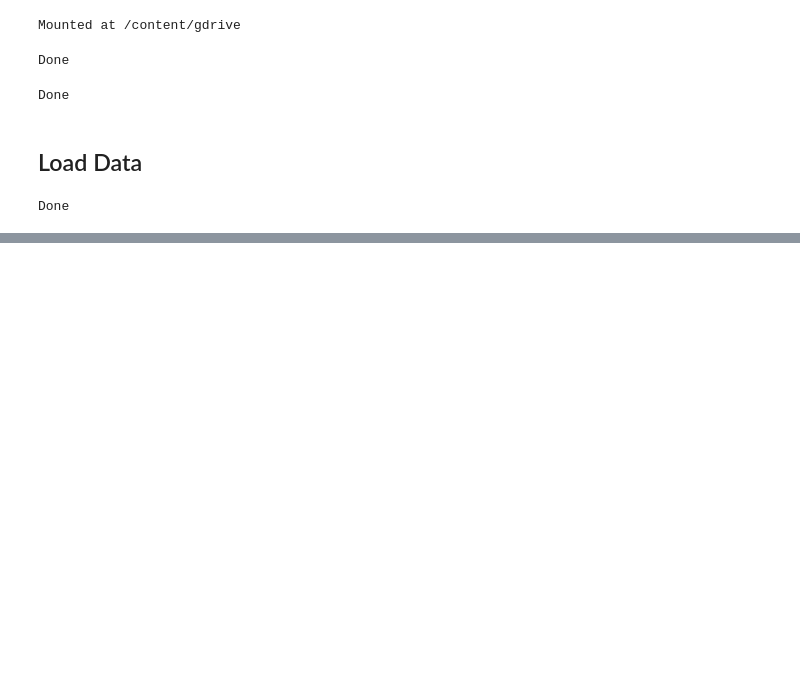
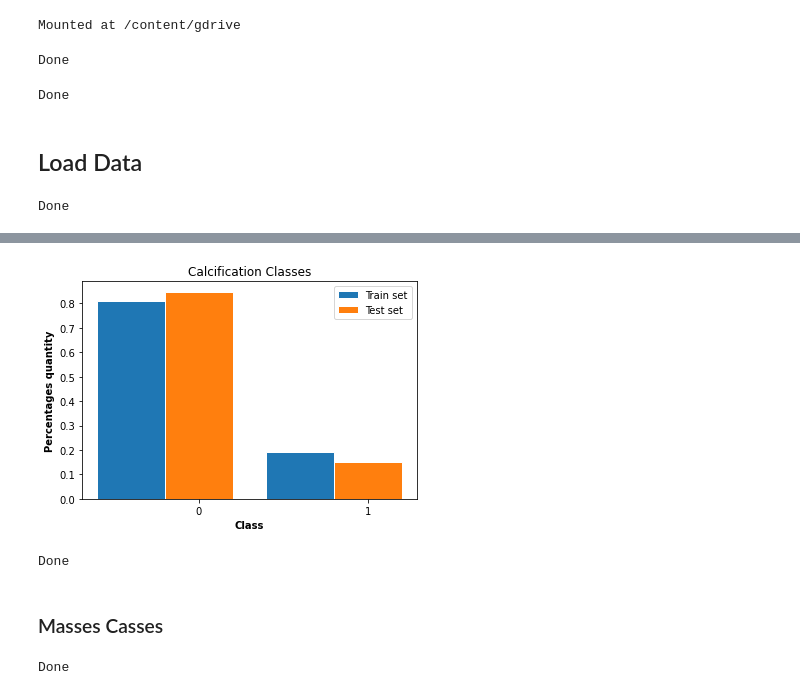
Before and after one commit to MarshaGomez/CNN-Medical-Imaging-Analysis, a Jupyter notebook: Code/Knowing_DDSM_dataset.ipynb, the cells around one changed output, grey strips where cells are left out. Drawn from its saved outputs; the diff is of its cells as text; code cells hidden in the pictures; blank space fills up the shorter version.

```diff
--- a/Code/Knowing_DDSM_dataset.ipynb
+++ b/Code/Knowing_DDSM_dataset.ipynb
@@ -234,0 +332,27 @@ plt.show()
+# %%
+title = 'Calcification Classes'
+plt = plot_bar(train_labels_calc, test_labels_calc, title)
+plt.savefig(os.path.join(PLOTS_PATH, "intro-dataset-calc.png"))
+plt.show()
+# %% [output]
+[figure, added]
+# %%
+# Save Images Example Calcifications and Masses
+plt.imsave(os.path.join(PLOTS_PATH, "intro-masses-malign.png"), train_images[1], cmap='Greys_r')
+plt.imsave(os.path.join(PLOTS_PATH, "intro-calc-malign.png"), train_images[2674], cmap='Greys_r')
+plt.imsave(os.path.join(PLOTS_PATH, "intro-masses-benign.png"), train_images[2], cmap='Greys_r')
+plt.imsave(os.path.join(PLOTS_PATH, "intro-calc-benign.png"), train_images[2675], cmap='Greys_r')
+
+print("Done")
+# %% [output]
+Done
+# %% [markdown]
+### Masses Casses
+# %%
+# Mapping labels with standard index
+train_labels_masses = labels_masses(train_labels)
+test_labels_masses = labels_masses(test_labels)
+
+print("Done")
+# %% [output]
+Done
```
Also changed, not shown: parts of 12 cells of this notebook.
